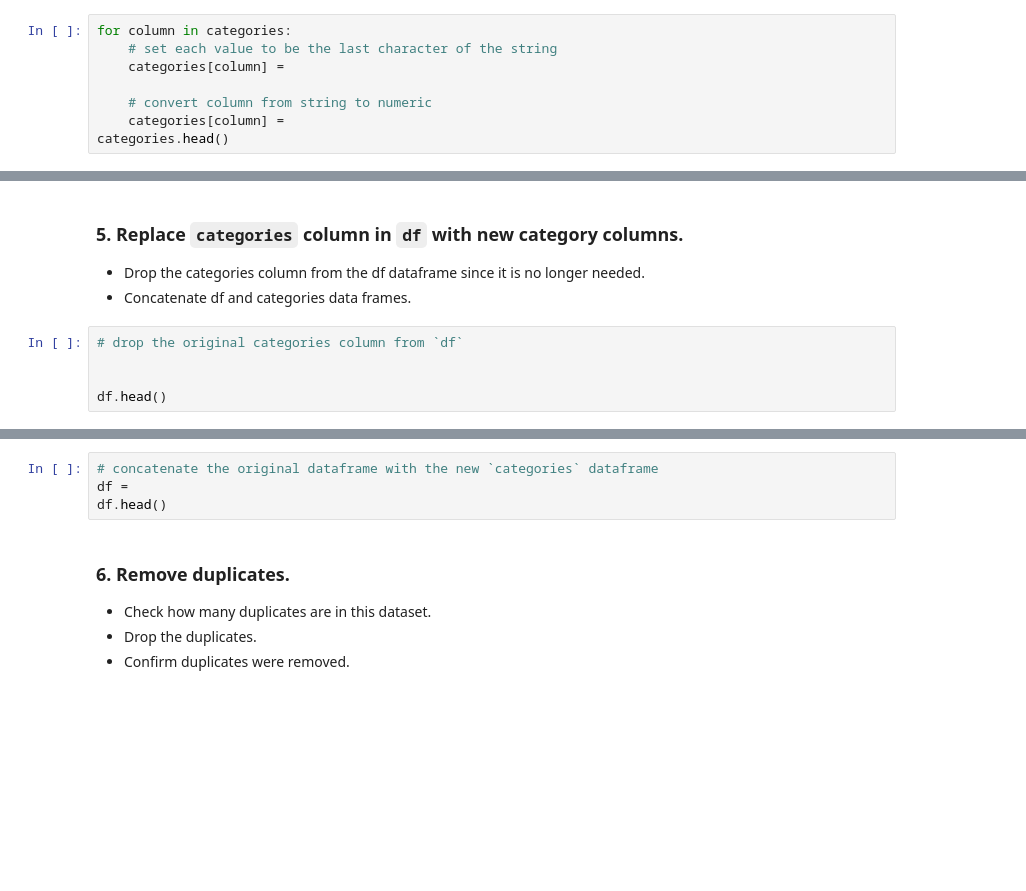
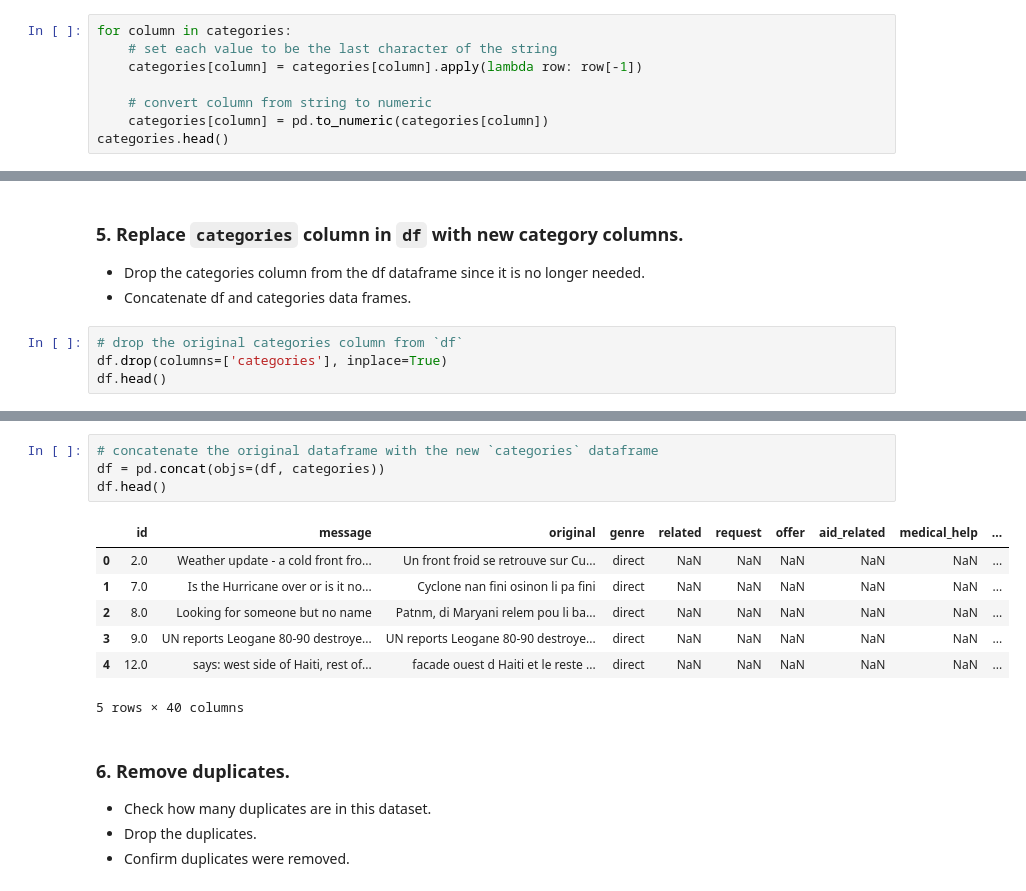
Before and after one commit to epistemetrica/data_engineering_project, a Jupyter notebook: ETL Pipeline Preparation.ipynb, the cells around one changed output, grey strips where cells are left out. Saved outputs shown, nothing was run; the diff lists cells and outputs as text; blank space fills up the shorter version.

```diff
--- a/ETL Pipeline Preparation.ipynb
+++ b/ETL Pipeline Preparation.ipynb
@@ -93,8 +93,8 @@ categories.head()
 # %%
 for column in categories:
     # set each value to be the last character of the string
-    categories[column] =
+    categories[column] = categories[column].apply(lambda row: row[-1])
 
     # convert column from string to numeric
-    categories[column] =
+    categories[column] = pd.to_numeric(categories[column])
 categories.head()
@@ -104,6 +112,5 @@ categories.head()
 - Concatenate df and categories data frames.
 # %%
 # drop the original categories column from `df`
-
-
+df.drop(columns=['categories'], inplace=True)
 df.head()
@@ -110,7 +124,15 @@ df.head()
 # %%
 # concatenate the original dataframe with the new `categories` dataframe
-df =
+df = pd.concat(objs=(df, categories))
 df.head()
+# %% [output]
+|  | id | message | original | genre | related | request | offer | aid_related | medical_help | ... |
+| 0 | 2.0 | Weather update - a cold front fro... | Un front froid se retrouve sur Cu... | direct | NaN | NaN | NaN | NaN | NaN | ... |
+| 1 | 7.0 | Is the Hurricane over or is it no... | Cyclone nan fini osinon li pa fini | direct | NaN | NaN | NaN | NaN | NaN | ... |
+| 2 | 8.0 | Looking for someone but no name | Patnm, di Maryani relem pou li ba... | direct | NaN | NaN | NaN | NaN | NaN | ... |
+| 3 | 9.0 | UN reports Leogane 80-90 destroye... | UN reports Leogane 80-90 destroye... | direct | NaN | NaN | NaN | NaN | NaN | ... |
+| 4 | 12.0 | says: west side of Haiti, rest of... | facade ouest d Haiti et le reste ... | direct | NaN | NaN | NaN | NaN | NaN | ... |
+5 rows × 40 columns
 # %% [markdown]
 ### 6. Remove duplicates.
 - Check how many duplicates are in this dataset.
```
Also changed, not shown: parts of 7 cells of this notebook, 1 other file.
